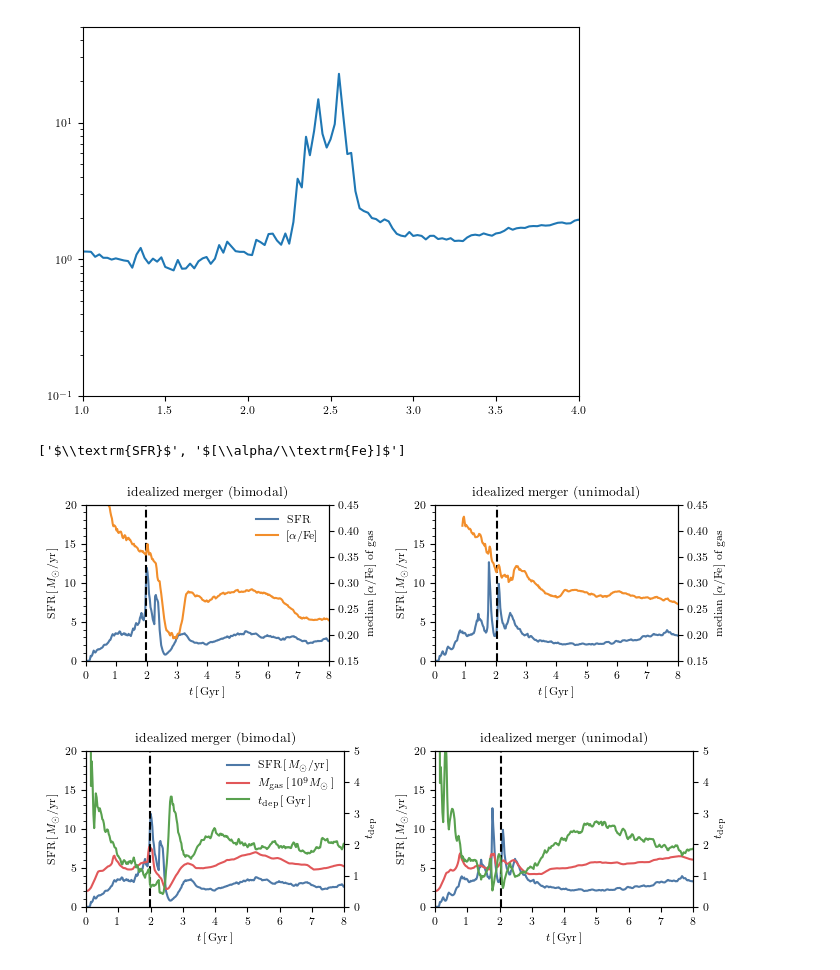
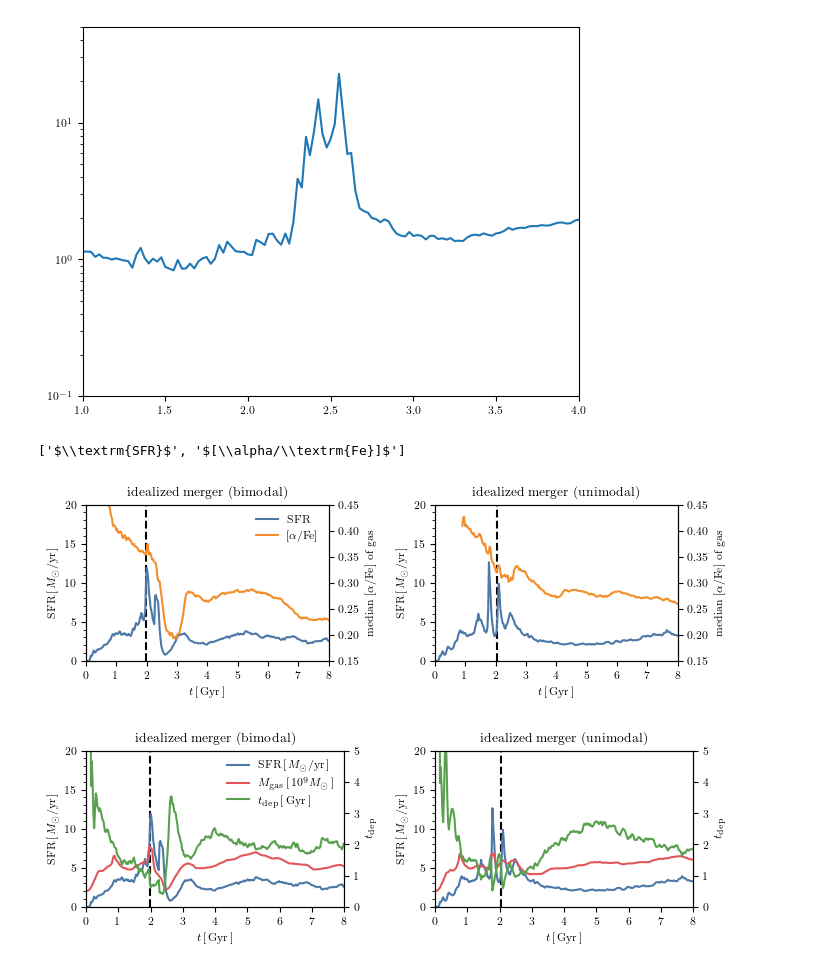
Before and after one commit to gusbeane/GSEgas, a Jupyter notebook: plots/gas_evol/gas_evol.ipynb, the cells around one changed output. Cells and saved outputs as stored; diff of their text form; code cells hidden in the pictures.

Commit message:
Update gas_evol plots, change zorder

```diff
--- a/plots/gas_evol/gas_evol.ipynb
+++ b/plots/gas_evol/gas_evol.ipynb
@@ -556,36 +556,36 @@ for i,(ax,summary) in enumerate(zip(axs, [summary0, summary1])):
     # ax.plot(summary['Time'], 100*summary['Mgas_inFeHbin'][:,8], c=tb_c[0], label=r'$M_{\textrm{gas}}$')
     l0 = ax.plot(summary['Time'], summary['globalSFR'], c=tb_c[0], label=r'$\textrm{SFR}$')
     ax2 = ax.twinx()
     l1 = ax2.plot(summary['Time'], summary['medalpha_inFeHbin'][:,i_Fe],
              c=tb_c[1], label=r'$[\alpha/\textrm{Fe}]$')
 
     if i==0:
         lns = l0 + l1
         labs = [l.get_label() for l in lns]
         print(labs)
         ax.legend(lns, labs, frameon=False)
 
     ax2.set(ylim=(0.15, 0.45))
     ax.set(xlim=(1, 8), ylim=(0, 20))
 
     ax.set(xlabel=r'$t\,[\,\textrm{Gyr}\,]$', ylabel=r'$\textrm{SFR}\,[\,M_{\odot}/\textrm{yr}\,]$')
     ax2.set(ylabel=r'$\textrm{median }[\alpha/\textrm{Fe}]\textrm{ of gas}$')
 
     ax.set(xticks=np.arange(0, 8+1, 1))
     ax.set_yticks(np.arange(0, 20+1, 1), minor=True)
 
 
-axs[0].axvline(mergesnap0 * 0.025, c='k', ls='dashed')
-axs[1].axvline(mergesnap1 * 0.025, c='k', ls='dashed')
+axs[0].axvline(mergesnap0 * 0.025, c='k', ls='dashed', zorder=-1)
+axs[1].axvline(mergesnap1 * 0.025, c='k', ls='dashed', zorder=-1)
 
 axs[0].set_title(r'$\textrm{idealized merger (bimodal)}$')
 axs[1].set_title(r'$\textrm{idealized merger (unimodal)}$')
 
 fig.tight_layout()
 fig.savefig('SFR_alpha.pdf')
 # %% [output]
 ['$\\textrm{SFR}$', '$[\\alpha/\\textrm{Fe}]$']
-[figure, old version]
+[figure, new version]
 # %%
 plt.close()
 fig, axs = plt.subplots(1, 2, figsize=(textwidth, 0.7*columnwidth))
@@ -617,8 +617,8 @@ for i,(ax,summary) in enumerate(zip(axs, [summary0, summary1])):
     ax.set(xticks=np.arange(0, 8+1, 1))
     ax.set_yticks(np.arange(0, 20+1, 1), minor=True)
 
-axs[0].axvline(mergesnap0 * 0.025, c='k', ls='dashed')
-axs[1].axvline(mergesnap1 * 0.025, c='k', ls='dashed')
+axs[0].axvline(mergesnap0 * 0.025, c='k', ls='dashed', zorder=-1)
+axs[1].axvline(mergesnap1 * 0.025, c='k', ls='dashed', zorder=-1)
 
 axs[0].set_title(r'$\textrm{idealized merger (bimodal)}$')
 axs[1].set_title(r'$\textrm{idealized merger (unimodal)}$')
@@ -626,4 +626,4 @@ axs[1].set_title(r'$\textrm{idealized merger (unimodal)}$')
 fig.tight_layout()
 fig.savefig('SFR_Mgas_tdep.pdf')
 # %% [output]
-[figure, old version]
+[figure, new version]
```
Also changed, not shown: 2 other files.
